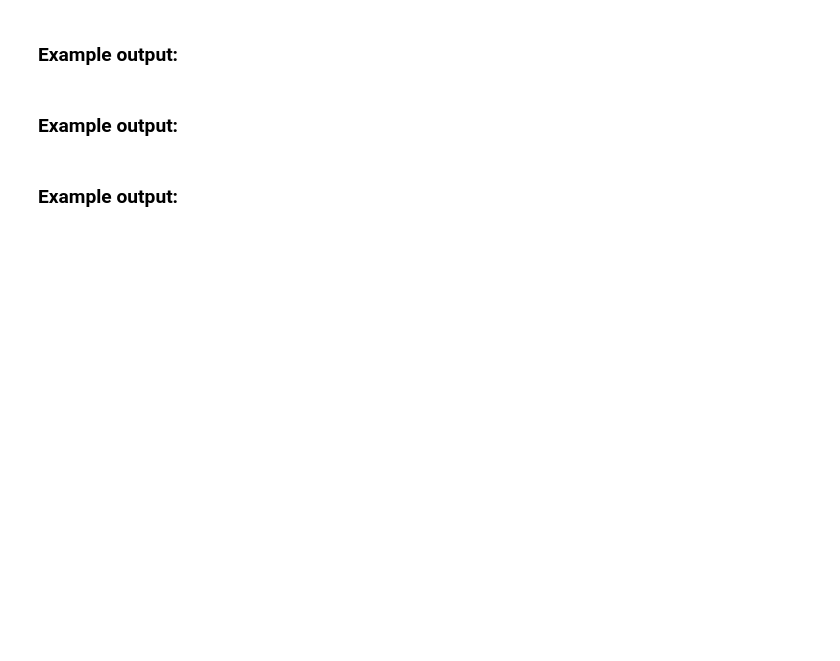
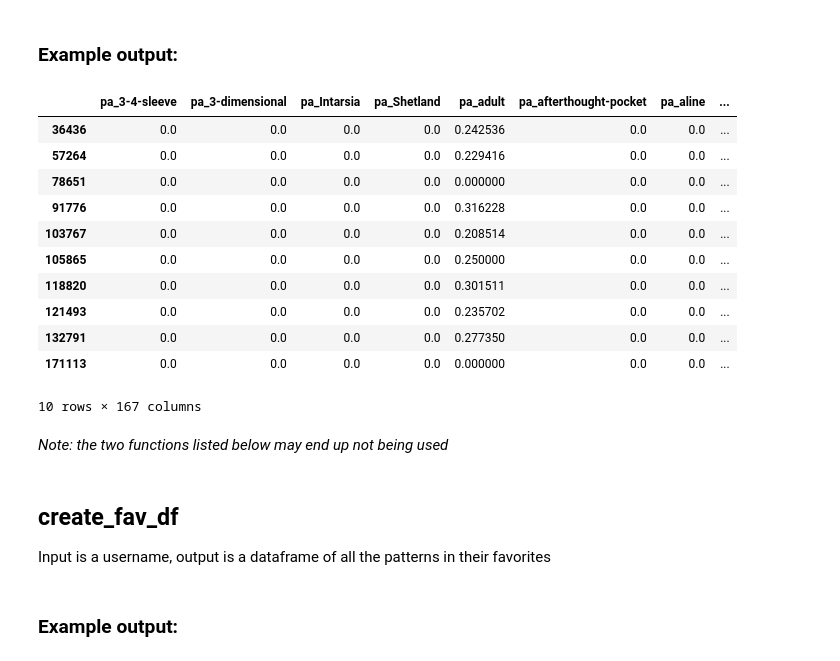
Before and after one commit to k-christensen/Ravelry, a Jupyter notebook: notebooks/python_functions/function_explanations.ipynb, the cells around one changed output. Drawn from its saved outputs; the diff is of its cells as text; code cells hidden in the pictures; blank space fills up the shorter version.

Commit message:
completed notebook explaining all functions

```diff
--- a/notebooks/python_functions/function_explanations.ipynb
+++ b/notebooks/python_functions/function_explanations.ipynb
@@ -253,2 +652,31 @@ user_data("katec125")
+# %%
+def user_profile_df(username):
+    fav_list = get_favs_list(username)
+    proj_list = get_project_list_from_username(username)
+    full_list = list(set(fav_list+proj_list))
+    df = pattern_list_to_df(full_list)
+    user_data_dict = user_data(username)
+    df['user_data'] = pd.Series(user_data_dict)
+    return df
 # %% [markdown]
 ### Example output:
+# %%
+user_profile_df("katec125").head(10)
+# %% [output]
+|  | pa_3-4-sleeve | pa_3-dimensional | pa_Intarsia | pa_Shetland | pa_adult | pa_afterthought-pocket | pa_aline | ... |
+| 36436 | 0.0 | 0.0 | 0.0 | 0.0 | 0.242536 | 0.0 | 0.0 | ... |
+| 57264 | 0.0 | 0.0 | 0.0 | 0.0 | 0.229416 | 0.0 | 0.0 | ... |
+| 78651 | 0.0 | 0.0 | 0.0 | 0.0 | 0.000000 | 0.0 | 0.0 | ... |
+| 91776 | 0.0 | 0.0 | 0.0 | 0.0 | 0.316228 | 0.0 | 0.0 | ... |
+| 103767 | 0.0 | 0.0 | 0.0 | 0.0 | 0.208514 | 0.0 | 0.0 | ... |
+| 105865 | 0.0 | 0.0 | 0.0 | 0.0 | 0.250000 | 0.0 | 0.0 | ... |
+| 118820 | 0.0 | 0.0 | 0.0 | 0.0 | 0.301511 | 0.0 | 0.0 | ... |
+| 121493 | 0.0 | 0.0 | 0.0 | 0.0 | 0.235702 | 0.0 | 0.0 | ... |
+| 132791 | 0.0 | 0.0 | 0.0 | 0.0 | 0.277350 | 0.0 | 0.0 | ... |
+| 171113 | 0.0 | 0.0 | 0.0 | 0.0 | 0.000000 | 0.0 | 0.0 | ... |
+10 rows × 167 columns
+# %% [markdown]
+*Note: the two functions listed below may end up not being used*
+# %% [markdown]
+## create_fav_df
+Input is a username, output is a dataframe of all the patterns in their favorites
@@ -255,4 +688,2 @@ user_data("katec125")
 # %% [markdown]
 ### Example output:
-# %% [markdown]
-### Example output:
```
Also changed, not shown: parts of 64 cells of this notebook, 1 other file.
